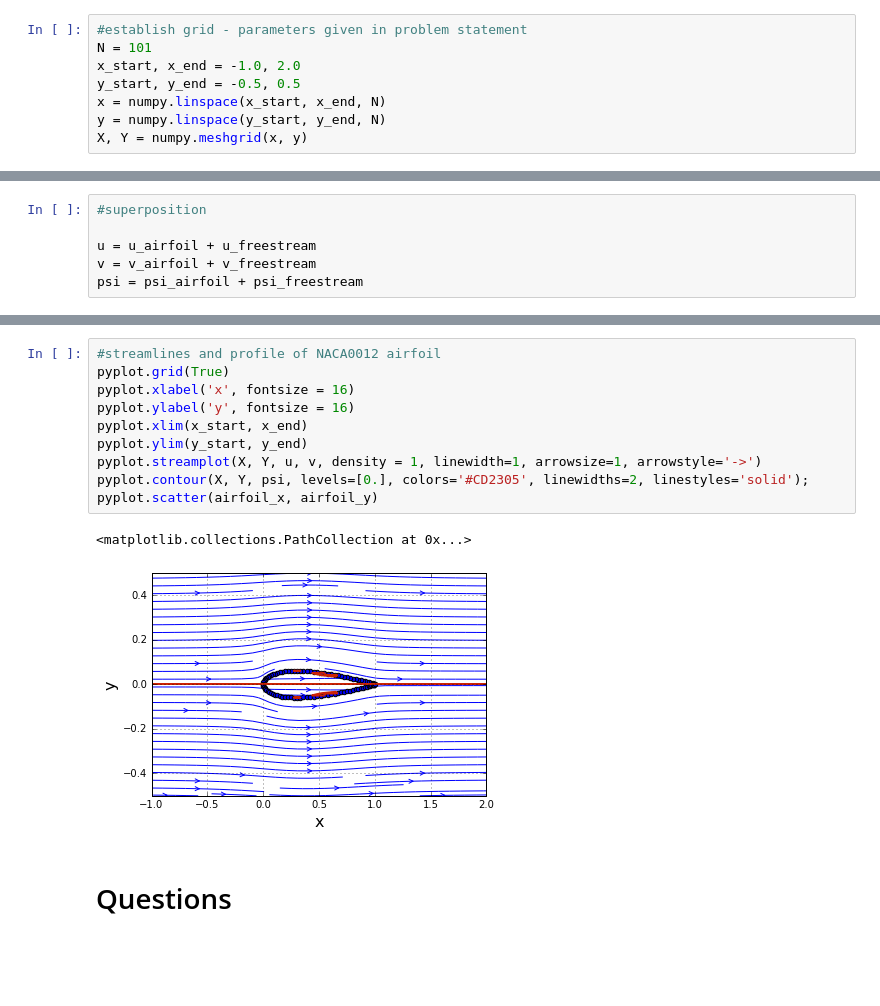
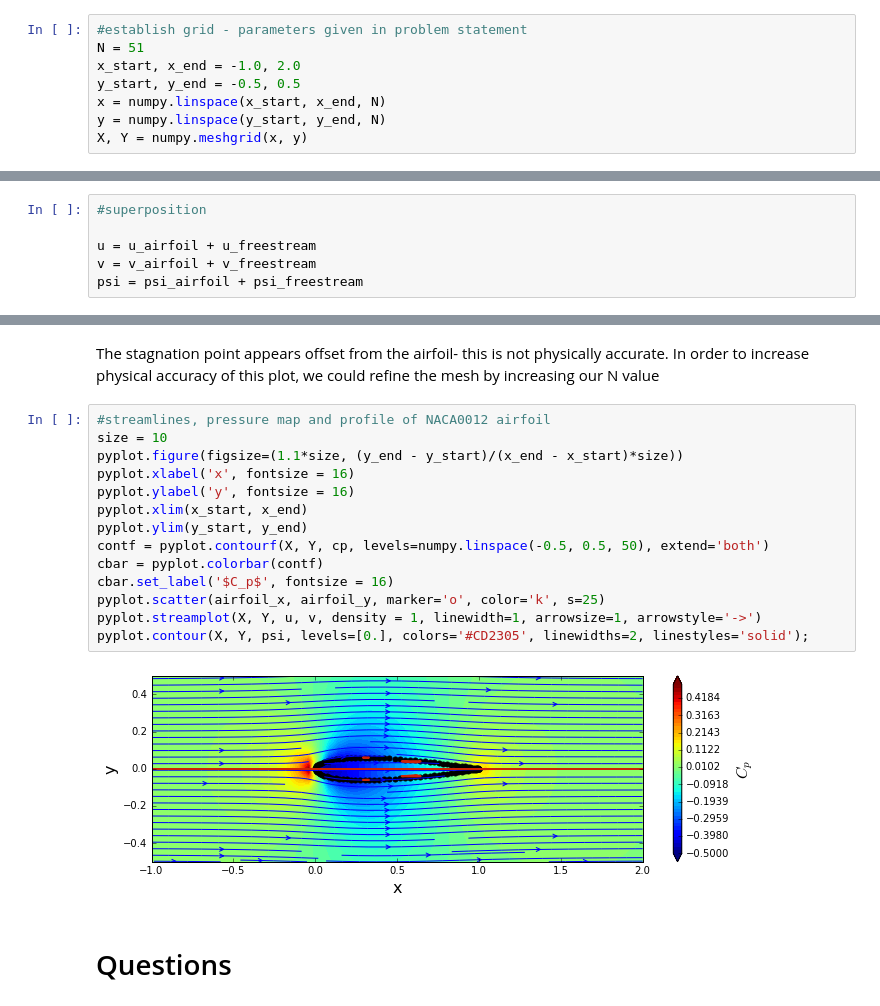
Before and after one commit to alexabaumer/MAE6226, a Jupyter notebook: Baumer_assignment01.ipynb, the cells around one changed output, grey strips where cells are left out. Cells and saved outputs as stored; diff of their text form; blank space fills up the shorter version.

Commit message:
add pressure map to final plot with streamlines and airfoil outline

```diff
--- a/Baumer_assignment01.ipynb
+++ b/Baumer_assignment01.ipynb
@@ -6,7 +6,7 @@ from matplotlib import pyplot
 %matplotlib inline
 # %%
 #establish grid - parameters given in problem statement
-N = 101
+N = 51
 x_start, x_end = -1.0, 2.0
 y_start, y_end = -0.5, 0.5
 x = numpy.linspace(x_start, x_end, N)
@@ -173,16 +173,21 @@ pyplot.scatter(airfoil_x, airfoil_y, marker='o', color='k')
+# %% [markdown]
+The stagnation point appears offset from the airfoil- this is not physically accurate. In order to increase physical accuracy of this plot, we could refine the mesh by increasing our N value
 # %%
-#streamlines and profile of NACA0012 airfoil
-pyplot.grid(True)
+#streamlines, pressure map and profile of NACA0012 airfoil
+size = 10
+pyplot.figure(figsize=(1.1*size, (y_end - y_start)/(x_end - x_start)*size))
 pyplot.xlabel('x', fontsize = 16)
 pyplot.ylabel('y', fontsize = 16)
 pyplot.xlim(x_start, x_end)
 pyplot.ylim(y_start, y_end)
+contf = pyplot.contourf(X, Y, cp, levels=numpy.linspace(-0.5, 0.5, 50), extend='both')
+cbar = pyplot.colorbar(contf)
+cbar.set_label('$C_p$', fontsize = 16)
+pyplot.scatter(airfoil_x, airfoil_y, marker='o', color='k', s=25)
 pyplot.streamplot(X, Y, u, v, density = 1, linewidth=1, arrowsize=1, arrowstyle='->')
 pyplot.contour(X, Y, psi, levels=[0.], colors='#CD2305', linewidths=2, linestyles='solid');
-pyplot.scatter(airfoil_x, airfoil_y)
 # %% [output]
-<matplotlib.collections.PathCollection at 0x...>
-[figure, old version]
+[figure, new version]
 # %% [markdown]
 # Questions
 # %% [markdown]
```
Also changed, not shown: parts of 3 cells of this notebook.
